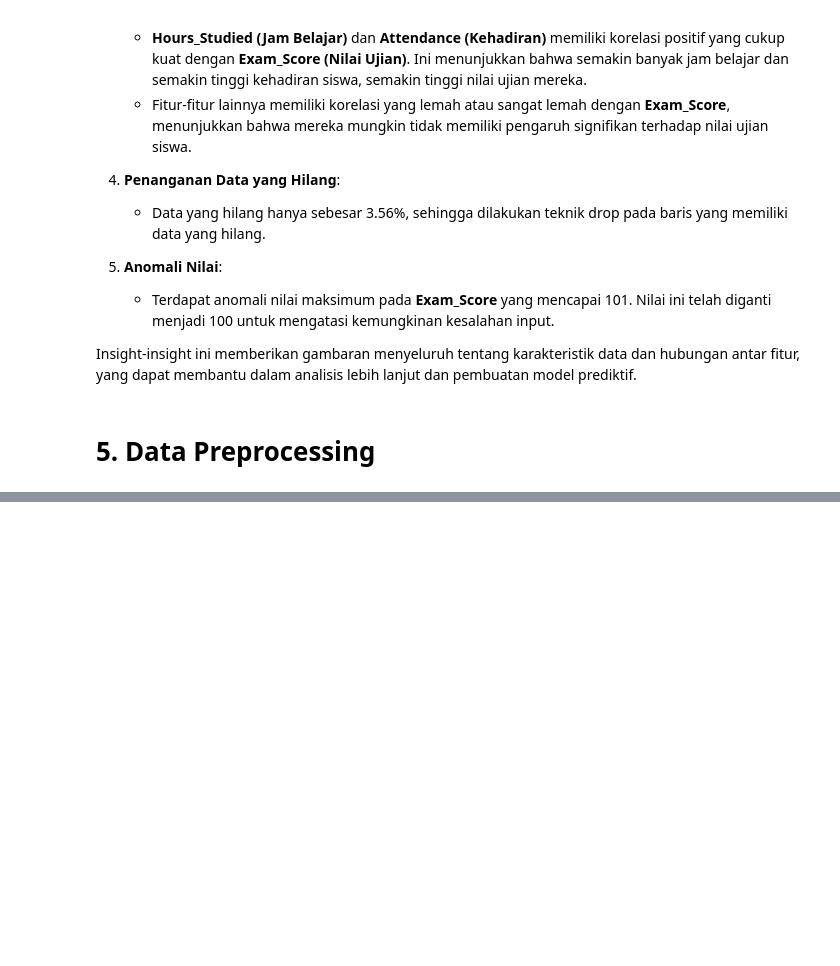
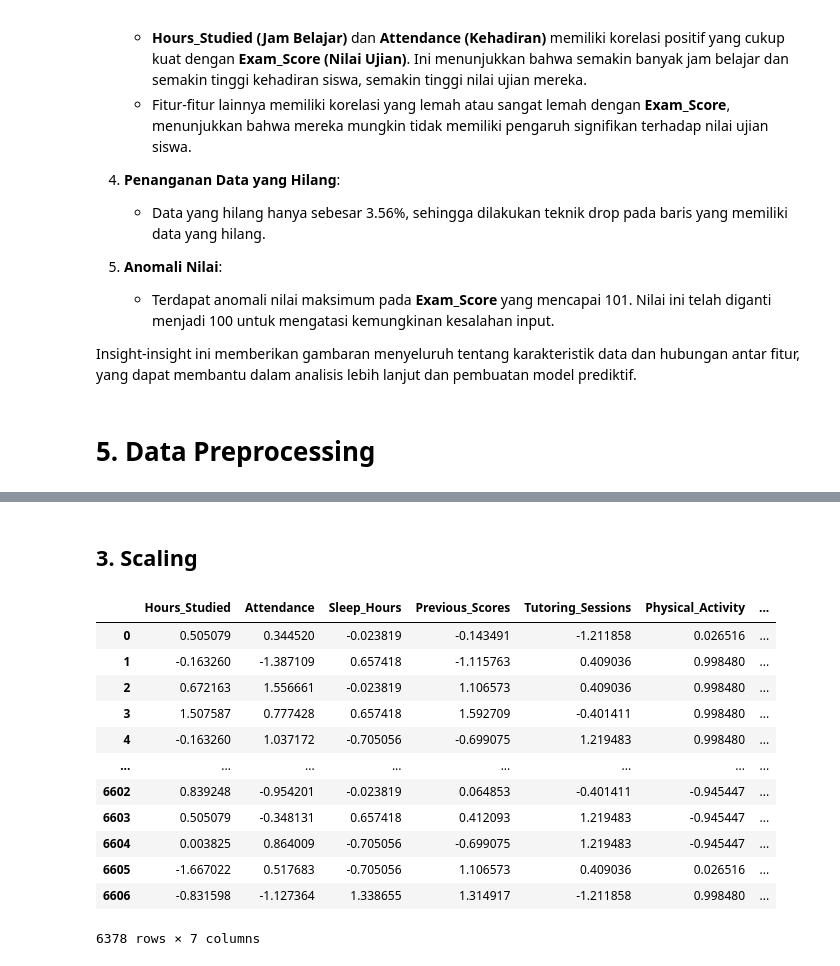
Before and after one commit to drewjd27/ml_clustering_to_classification, a Jupyter notebook: [Clustering] Submission Akhir BMLP_Andrew Jonatan Damanik.ipynb, the cells around one changed output, grey strips where cells are left out. Cells and saved outputs as stored; diff of their text form; code cells hidden in the pictures; blank space fills up the shorter version.

```diff
--- a/[Clustering] Submission Akhir BMLP_Andrew Jonatan Damanik.ipynb
+++ b/[Clustering] Submission Akhir BMLP_Andrew Jonatan Damanik.ipynb
@@ -473,0 +510,22 @@ ds_cleaned.info()
+# %% [markdown]
+## 3. Scaling
+# %%
+ds_scaled = ds_cleaned.copy()
+scaler = StandardScaler()
+
+ds_scaled[numerical_cols] = scaler.fit_transform(ds_cleaned[numerical_cols])
+ds_scaled[numerical_cols]
+# %% [output]
+|  | Hours_Studied | Attendance | Sleep_Hours | Previous_Scores | Tutoring_Sessions | Physical_Activity | ... |
+| 0 | 0.505079 | 0.344520 | -0.023819 | -0.143491 | -1.211858 | 0.026516 | ... |
+| 1 | -0.163260 | -1.387109 | 0.657418 | -1.115763 | 0.409036 | 0.998480 | ... |
+| 2 | 0.672163 | 1.556661 | -0.023819 | 1.106573 | 0.409036 | 0.998480 | ... |
+| 3 | 1.507587 | 0.777428 | 0.657418 | 1.592709 | -0.401411 | 0.998480 | ... |
+| 4 | -0.163260 | 1.037172 | -0.705056 | -0.699075 | 1.219483 | 0.998480 | ... |
+| ... | ... | ... | ... | ... | ... | ... | ... |
+| 6602 | 0.839248 | -0.954201 | -0.023819 | 0.064853 | -0.401411 | -0.945447 | ... |
+| 6603 | 0.505079 | -0.348131 | 0.657418 | 0.412093 | 1.219483 | -0.945447 | ... |
+| 6604 | 0.003825 | 0.864009 | -0.705056 | -0.699075 | 1.219483 | -0.945447 | ... |
+| 6605 | -1.667022 | 0.517683 | -0.705056 | 1.106573 | 0.409036 | 0.026516 | ... |
+| 6606 | -0.831598 | -1.127364 | 1.338655 | 1.314917 | -1.211858 | 0.998480 | ... |
+6378 rows × 7 columns
```
Also changed, not shown: parts of 29 cells of this notebook.
